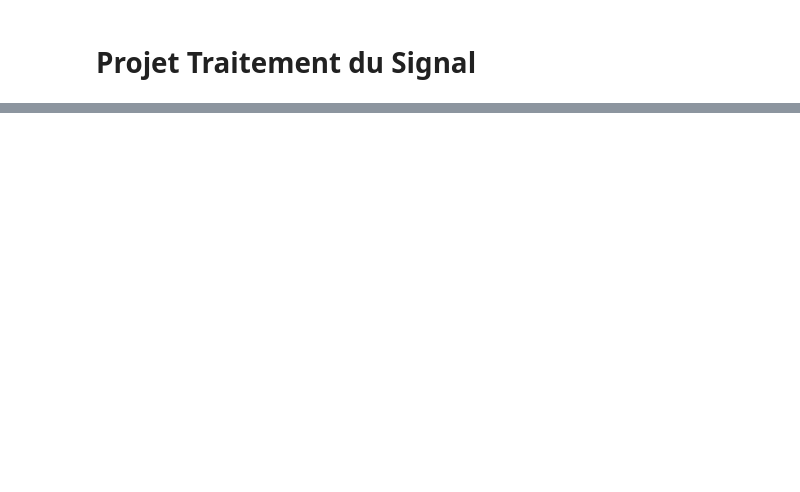
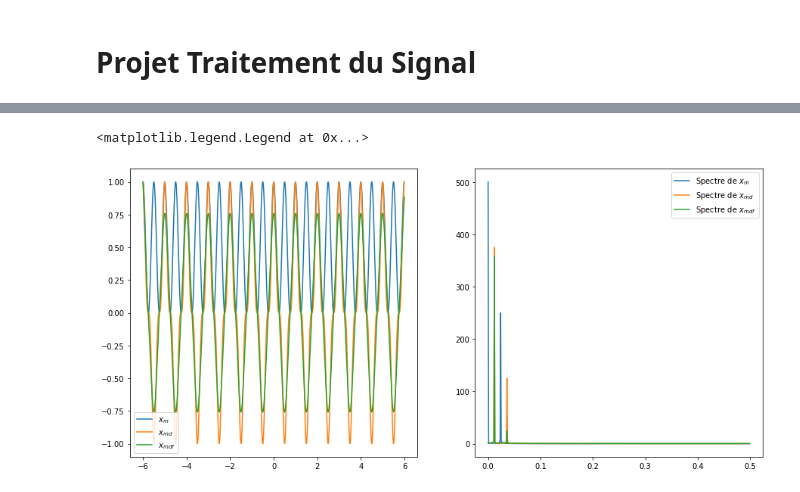
Before and after one commit to jlouard/Projet-Traitement-du-Signal, a Jupyter notebook: julien.ipynb, the cells around one changed output, grey strips where cells are left out. Saved outputs shown, nothing was run; the diff lists cells and outputs as text; code cells hidden in the pictures; blank space fills up the shorter version.

```diff
--- a/julien.ipynb
+++ b/julien.ipynb
@@ -60,0 +3,11 @@ plt.show()
+# %%
+import numpy as np
+from scipy import integrate
+from math import *
+import matplotlib.pyplot as plt
+import scipy.signal as sig
+
+f_c = 1000
+B = 10
+N = 1000
+dt = 0.1
@@ -60,0 +55,26 @@ plt.show()
+# %%
+def Filtre_PB(y, dt, N_filter, fc, plot = True):
+    num_low, den_low = sig.butter(N_filter, fc, btype='lowpass', fs=1/dt)
+    y_low = sig.filtfilt(num_low, den_low, y)
+    return y_low
+# %%
+x_mdf = Filtre_PB(x_md, 0.1, 2, 0.25)
+# %%
+#Affichage du signal
+plt.figure(figsize = (15, 7))
+plt.subplot(1,2,1)
+plt.plot(T, x_m, label='$x_m$')
+plt.plot(T, x_md, label='$x_{md}$')
+plt.plot(T, x_mdf, label='$x_{mdf}$')
+plt.legend()
+
+#Affichage du spectre
+freqs = np.arange(1000)/1000
+plt.subplot(1,2,2)
+plt.plot(freqs[:N//2], np.abs(np.fft.fft(x_m)[:N//2]), label='Spectre de $x_m$')
+plt.plot(freqs[:N//2], np.abs(np.fft.fft(x_md)[:N//2]), label='Spectre de $x_{md}$')
+plt.plot(freqs[:N//2], np.abs(np.fft.fft(x_mdf)[:N//2]), label='Spectre de $x_{mdf}$')
+plt.legend()
+# %% [output]
+<matplotlib.legend.Legend at 0x...>
+[figure, added]
```
Also changed, not shown: parts of 8 cells of this notebook.
